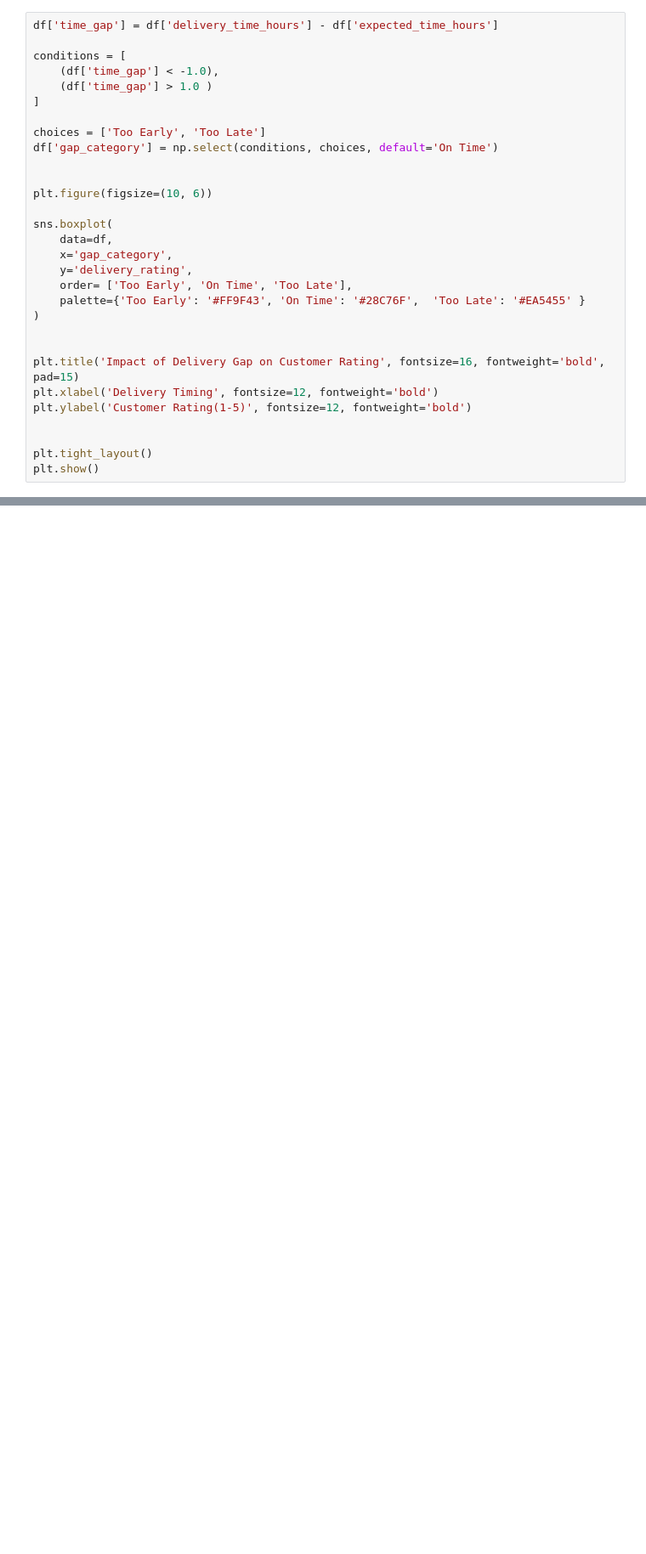
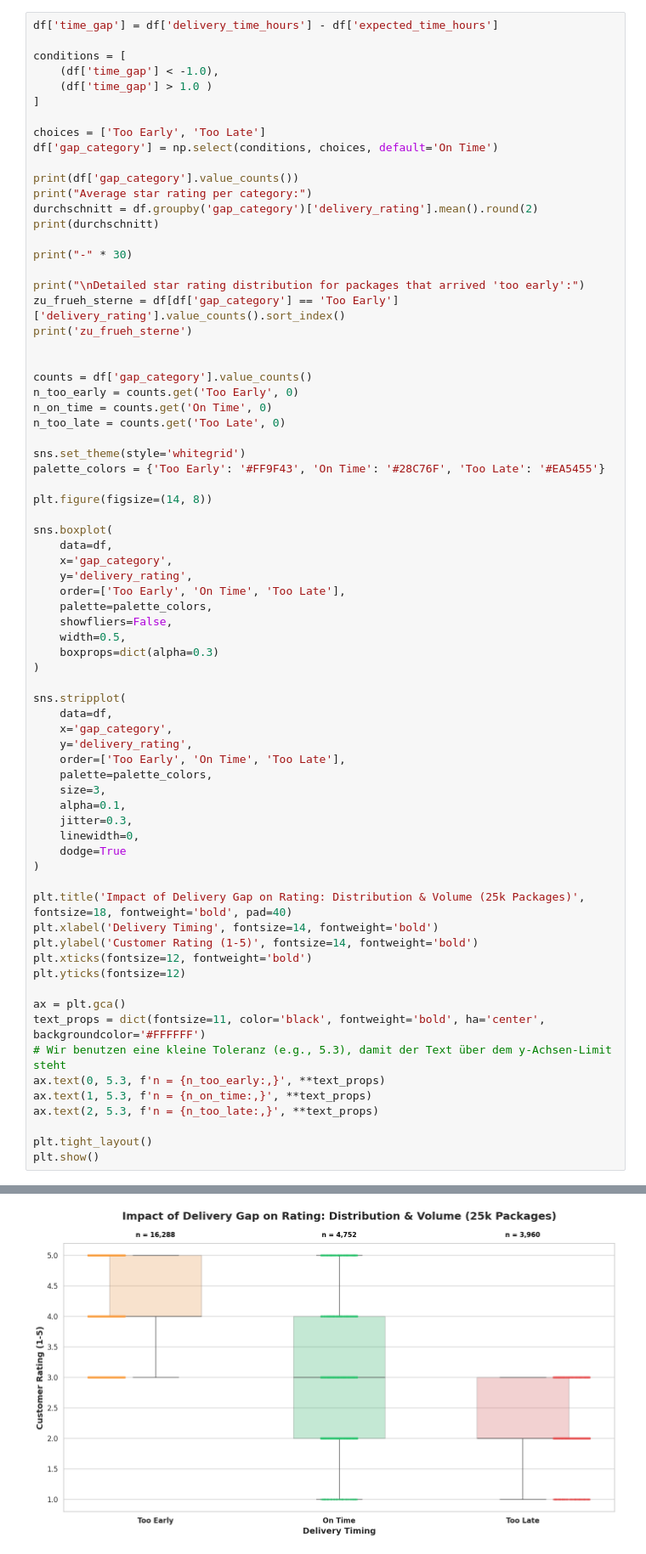
Before and after one commit to Mamine-ai/Predictive-Logistics-Optimization, a Jupyter notebook: predictive-logistics-optimizing-delivery-performa.ipynb, the cells around one changed output, grey strips where cells are left out. Shown at 85% size. Saved outputs shown, nothing was run; the diff lists cells and outputs as text; blank space fills up the shorter version.

```diff
--- a/predictive-logistics-optimizing-delivery-performa.ipynb
+++ b/predictive-logistics-optimizing-delivery-performa.ipynb
@@ -253,22 +404,65 @@ conditions = [
 choices = ['Too Early', 'Too Late']
 df['gap_category'] = np.select(conditions, choices, default='On Time')
 
+print(df['gap_category'].value_counts())
+print("Average star rating per category:")
+durchschnitt = df.groupby('gap_category')['delivery_rating'].mean().round(2)
+print(durchschnitt)
 
-plt.figure(figsize=(10, 6))
+print("-" * 30)
+
+print("\nDetailed star rating distribution for packages that arrived 'too early':")
+zu_frueh_sterne = df[df['gap_category'] == 'Too Early']['delivery_rating'].value_counts().sort_index()
+print('zu_frueh_sterne')
+
+
+counts = df['gap_category'].value_counts()
+n_too_early = counts.get('Too Early', 0)
+n_on_time = counts.get('On Time', 0)
+n_too_late = counts.get('Too Late', 0)
+
+sns.set_theme(style='whitegrid')
+palette_colors = {'Too Early': '#FF9F43', 'On Time': '#28C76F', 'Too Late': '#EA5455'}
+
+plt.figure(figsize=(14, 8))
 
 sns.boxplot(
     data=df,
     x='gap_category',
     y='delivery_rating',
-    order= ['Too Early', 'On Time', 'Too Late'],
-    palette={'Too Early': '#FF9F43', 'On Time': '#28C76F',  'Too Late': '#EA5455' }
+    order=['Too Early', 'On Time', 'Too Late'],
+    palette=palette_colors,
+    showfliers=False,
+    width=0.5,
+    boxprops=dict(alpha=0.3)
 )
 
+sns.stripplot(
+    data=df,
+    x='gap_category',
+    y='delivery_rating',
+    order=['Too Early', 'On Time', 'Too Late'],
+    palette=palette_colors,
+    size=3,
+    alpha=0.1,
+    jitter=0.3,
+    linewidth=0,
+    dodge=True
+)
 
-plt.title('Impact of Delivery Gap on Customer Rating', fontsize=16, fontweight='bold', pad=15)
-plt.xlabel('Delivery Timing', fontsize=12, fontweight='bold')
-plt.ylabel('Customer Rating(1-5)', fontsize=12, fontweight='bold')
+plt.title('Impact of Delivery Gap on Rating: Distribution & Volume (25k Packages)', fontsize=18, fontweight='bold', pad=40)
+plt.xlabel('Delivery Timing', fontsize=14, fontweight='bold')
+plt.ylabel('Customer Rating (1-5)', fontsize=14, fontweight='bold')
+plt.xticks(fontsize=12, fontweight='bold')
+plt.yticks(fontsize=12)
 
+ax = plt.gca()
+text_props = dict(fontsize=11, color='black', fontweight='bold', ha='center', backgroundcolor='#FFFFFF')
+# Wir benutzen eine kleine Toleranz (e.g., 5.3), damit der Text über dem y-Achsen-Limit steht
+ax.text(0, 5.3, f'n = {n_too_early:,}', **text_props)
+ax.text(1, 5.3, f'n = {n_on_time:,}', **text_props)
+ax.text(2, 5.3, f'n = {n_too_late:,}', **text_props)
 
 plt.tight_layout()
 plt.show()
+# %% [output]
@@ -275,3 +484,4 @@ plt.show()
+[figure, added]
 # %% [markdown]
 ## 13. Prevent Data Leakage & Train-Test Split
 Before splitting the data, I need to drop columns like `delayed`, `delivery_rating`, and `delivery_time_hours`. These are "target leaks" because, in a real-world scenario, we wouldn't know the rating or the exact delivery time before the delivery is actually completed. Afterwards, I will perform a stratified train-test split to maintain the class distribution.
```
Also changed, not shown: parts of 22 cells of this notebook.
